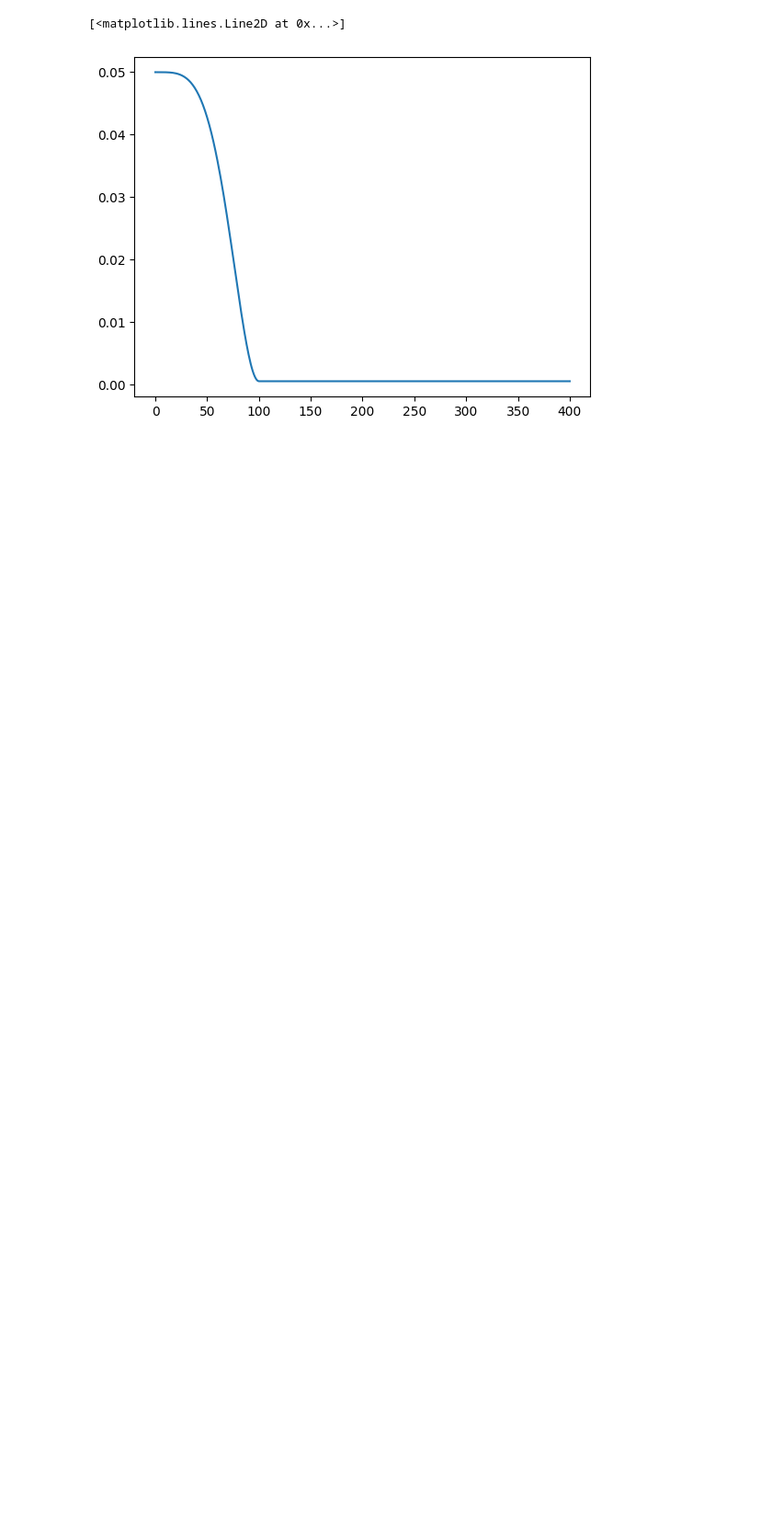
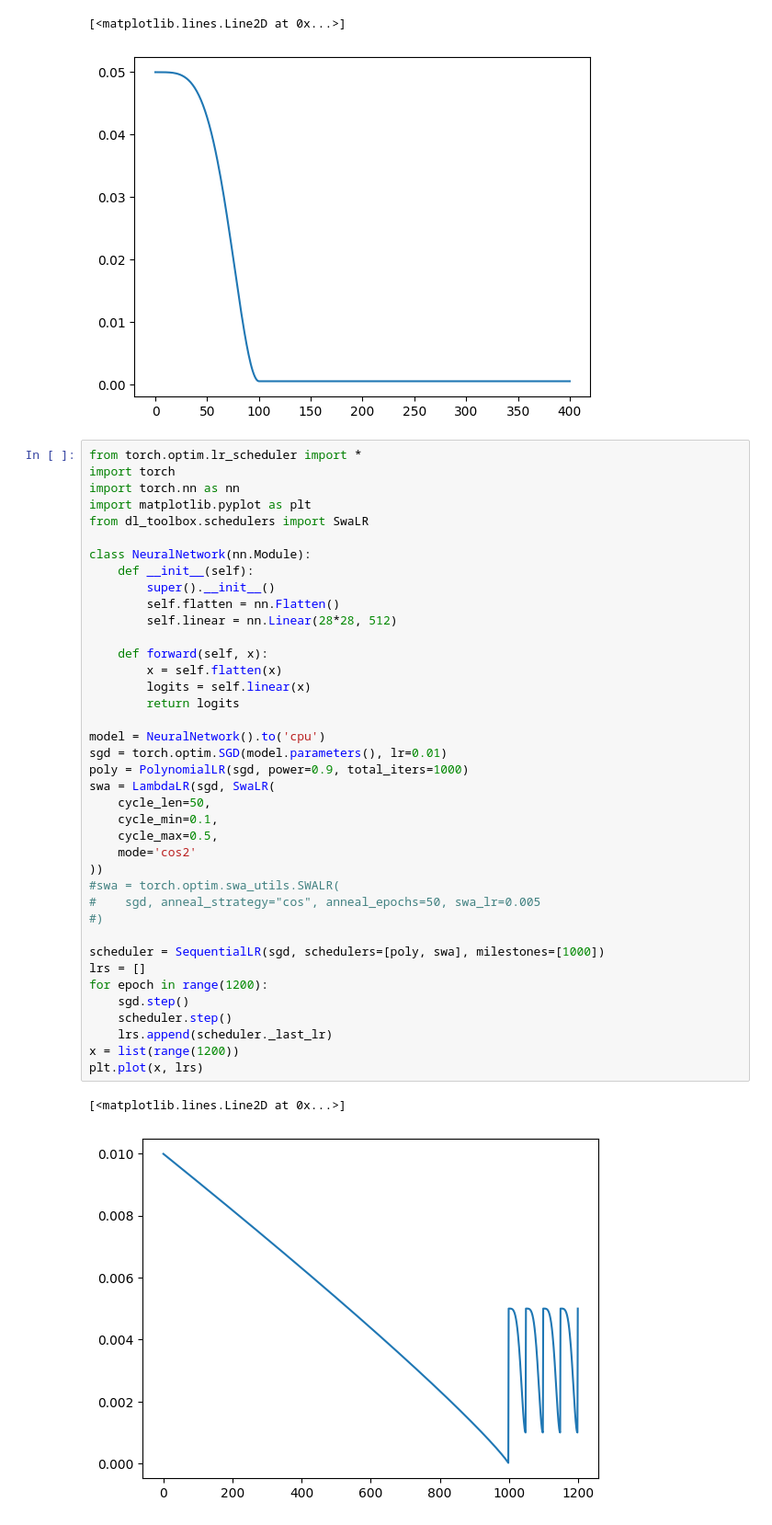
Before and after one commit to psFournier/dl_toolbox, a Jupyter notebook: dl_toolbox/utils/test_learning_rates.ipynb, the cells around one changed output. Shown at 92% size. Cells and saved outputs as stored; diff of their text form; blank space fills up the shorter version.

```diff
--- a/dl_toolbox/utils/test_learning_rates.ipynb
+++ b/dl_toolbox/utils/test_learning_rates.ipynb
@@ -81,3 +81,45 @@ plt.plot(x, y)
 # %% [output]
 [<matplotlib.lines.Line2D at 0x...>]
 [figure]
+# %%
+from torch.optim.lr_scheduler import *
+import torch
+import torch.nn as nn
+import matplotlib.pyplot as plt
+from dl_toolbox.schedulers import SwaLR
+
+class NeuralNetwork(nn.Module):
+    def __init__(self):
+        super().__init__()
+        self.flatten = nn.Flatten()
+        self.linear = nn.Linear(28*28, 512)
+
+    def forward(self, x):
+        x = self.flatten(x)
+        logits = self.linear(x)
+        return logits
+
+model = NeuralNetwork().to('cpu')
+sgd = torch.optim.SGD(model.parameters(), lr=0.01)
+poly = PolynomialLR(sgd, power=0.9, total_iters=1000)
+swa = LambdaLR(sgd, SwaLR(
+    cycle_len=50,
+    cycle_min=0.1,
+    cycle_max=0.5,
+    mode='cos2'
+))
+#swa = torch.optim.swa_utils.SWALR(
+#    sgd, anneal_strategy="cos", anneal_epochs=50, swa_lr=0.005
+#)
+
+scheduler = SequentialLR(sgd, schedulers=[poly, swa], milestones=[1000])
+lrs = []
+for epoch in range(1200):
+    sgd.step()
+    scheduler.step()
+    lrs.append(scheduler._last_lr)
+x = list(range(1200))
+plt.plot(x, lrs)
+# %% [output]
+[<matplotlib.lines.Line2D at 0x...>]
+[figure, added]
```
Also changed, not shown: parts of 1 cell of this notebook, 5 other files.
